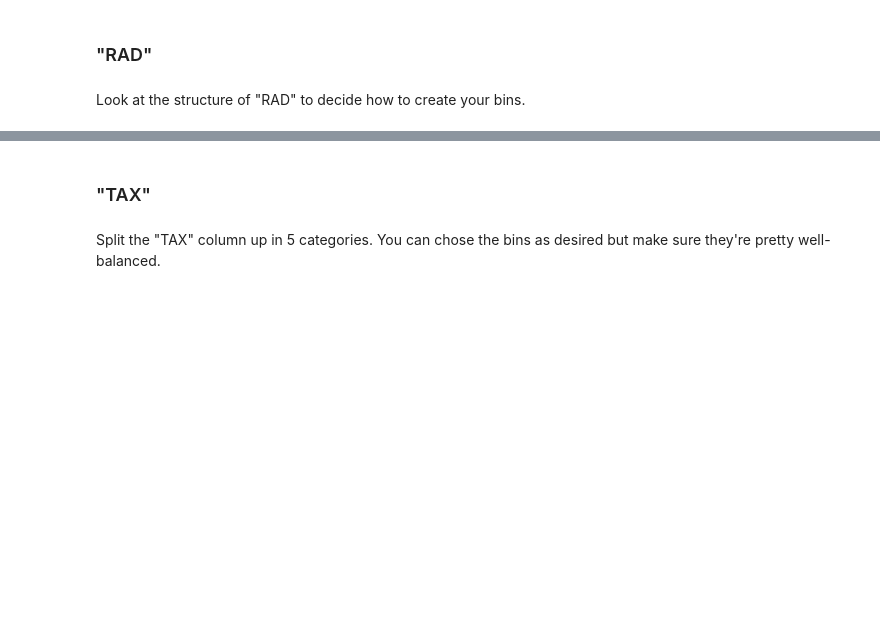
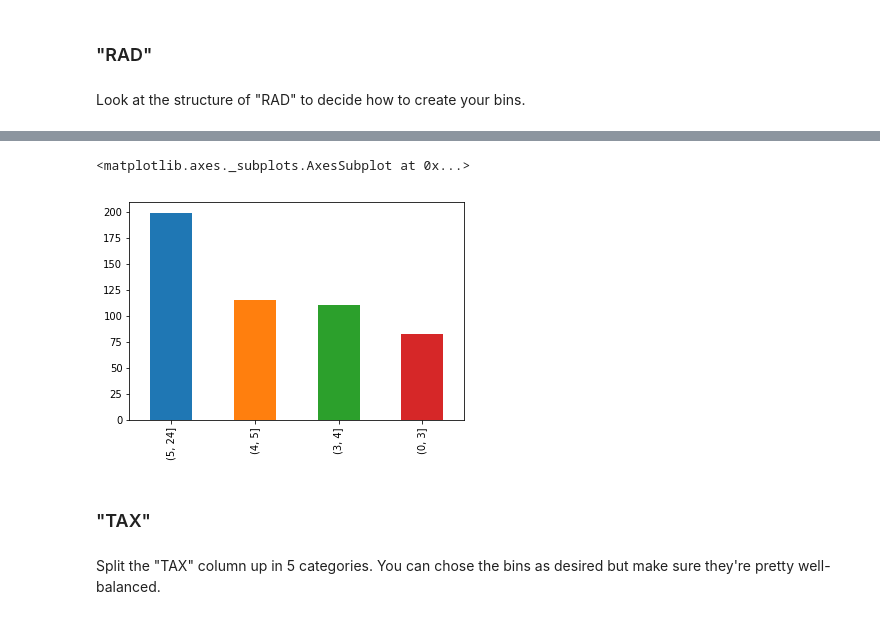
Before and after one commit to learn-co-curriculum/dsc-categorical-variables-regression-lab, a Jupyter notebook: index.ipynb, the cells around one changed output, grey strips where cells are left out. Drawn from its saved outputs; the diff is of its cells as text; code cells hidden in the pictures; blank space fills up the shorter version.

```diff
--- a/index.ipynb
+++ b/index.ipynb
@@ -97,0 +243,11 @@ boston_df["RAD"]=bins_rad
+# %%
+# __SOLUTION__
+# first, create bins for based on the values observed. 5 values will result in 4 bins
+bins = [0, 3, 4 , 5, 24]
+# use pd.cut
+bins_rad = pd.cut(boston_df['RAD'], bins)
+# %%
+# __SOLUTION__
+# using pd.cut returns unordered categories. Transform this to ordered categories.
+bins_rad = bins_rad.cat.as_ordered()
+bins_rad.head()
@@ -97,0 +262,7 @@ boston_df["RAD"]=bins_rad
+# %%
+# __SOLUTION__
+# inspect the result
+bins_rad.value_counts().plot(kind='bar')
+# %% [output]
+<matplotlib.axes._subplots.AxesSubplot at 0x...>
+[figure, added]
```
Also changed, not shown: parts of 25 cells of this notebook, 5 other files.
